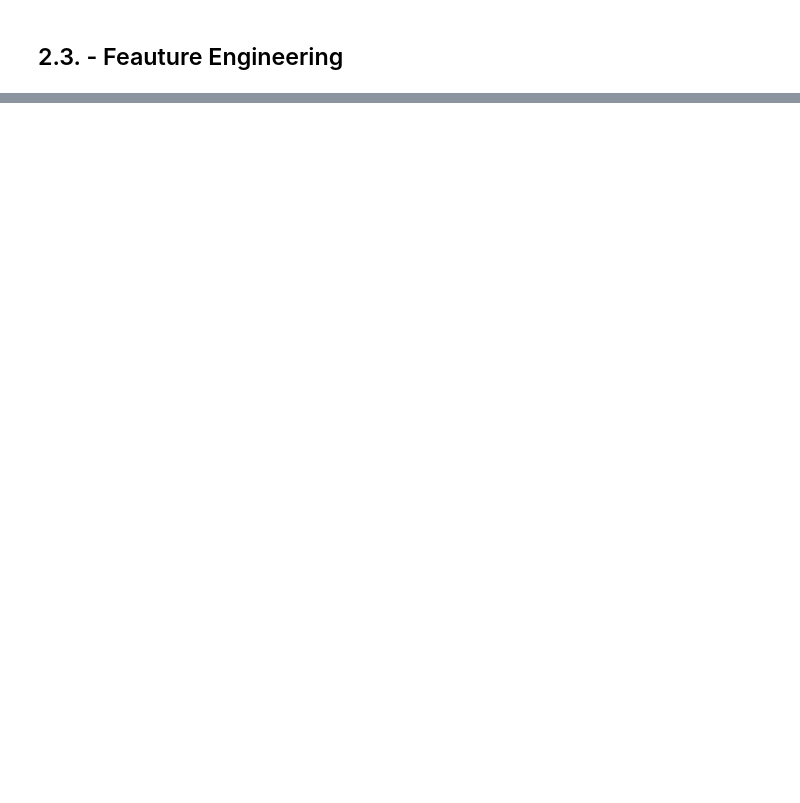
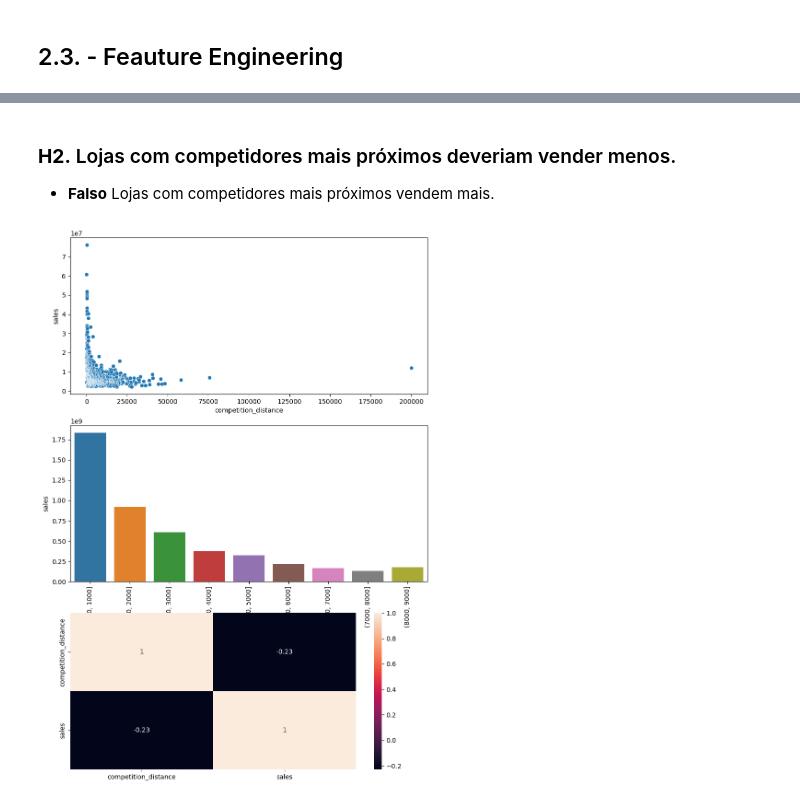
Before and after one commit to OscarFantozzi/Rossmann-Sales, a Jupyter notebook: rossmann_sales.ipynb, the cells around one changed output, grey strips where cells are left out. Drawn from its saved outputs; the diff is of its cells as text; code cells hidden in the pictures; blank space fills up the shorter version.

```diff
--- a/rossmann_sales.ipynb
+++ b/rossmann_sales.ipynb
@@ -478,0 +579,28 @@ df3 = df3.drop( cols_drop, axis = 1  )
+# %% [markdown]
+### **H2.** Lojas com competidores mais próximos deveriam vender menos.
+- **Falso** Lojas com competidores mais próximos vendem mais.
+# %%
+plt.figure( figsize = (10,15) )
+aux1 = df4[['competition_distance','sales']].groupby( 'competition_distance' ).sum().reset_index()# pego as colunas que preciso
+
+# scatterplot
+plt.subplot( 3,1,1 )
+sns.scatterplot( x = 'competition_distance', y = 'sales', data = aux1 )
+
+bins = np.arange( 0, 10000, 1000 )# crio os bins para plotar o barplot
+
+aux1['competition_distance_binned'] = pd.cut( aux1['competition_distance'], bins = bins )# crio uma nova coluna com os bins
+
+aux2 = aux1[['competition_distance_binned','sales']].groupby( 'competition_distance_binned' ).sum().reset_index()
+
+# barplot
+plt.subplot( 3,1,2 )
+# defino e ploto o grafico de barras
+sns.barplot( x = 'competition_distance_binned', y = 'sales', data = aux2 )
+plt.xticks( rotation = 90 )
+
+# heatmap
+plt.subplot( 3,1,3)
+x = sns.heatmap( aux1.corr( method = 'pearson' ), annot = True )
+# %% [output]
+[figure, added]
```
Also changed, not shown: parts of 62 cells of this notebook.
